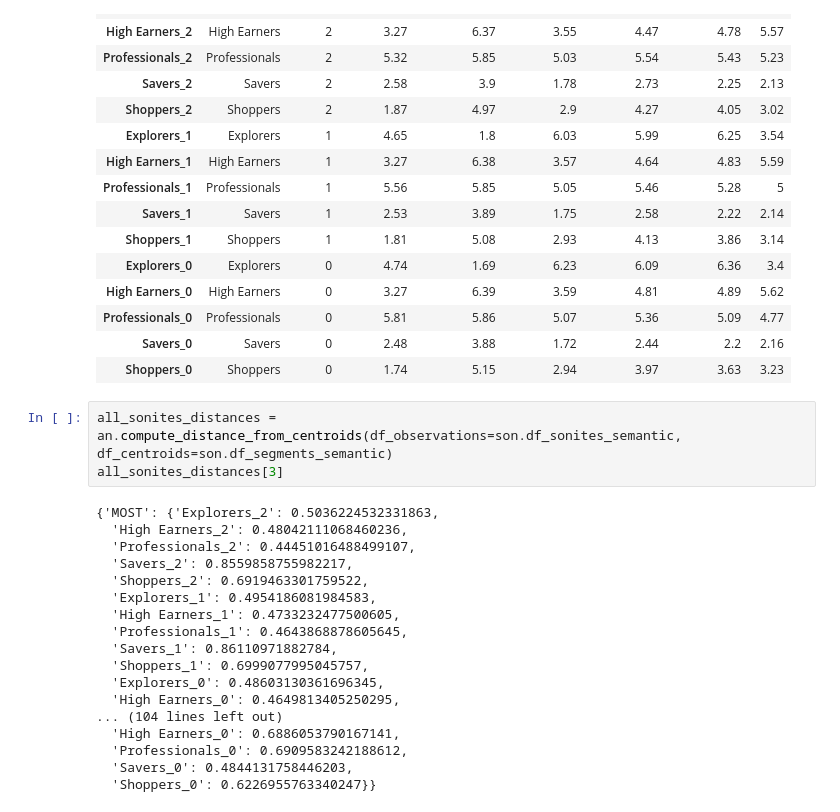
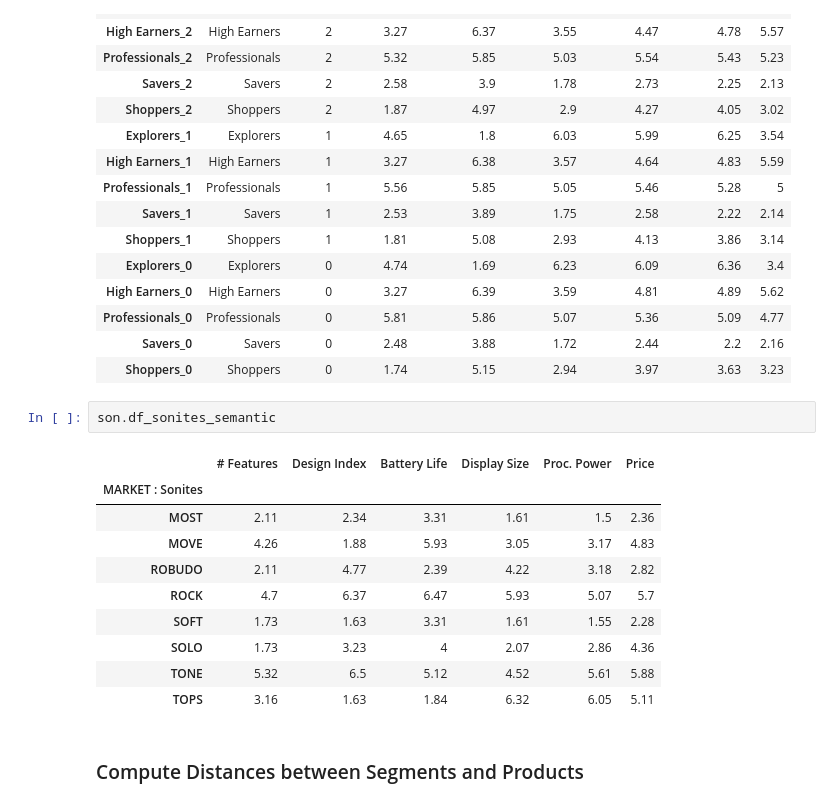
Before and after one commit to FedericoCortesi/Markstrat, a Jupyter notebook: main.ipynb, the cells around one changed output. Drawn from its saved outputs; the diff is of its cells as text.

```diff
--- a/main.ipynb
+++ b/main.ipynb
@@ -178,24 +61,18 @@ son.df_segments_semantic
 | Professionals_0 | Professionals | 0 | 5.81 | 5.86 | 5.07 | 5.36 | 5.09 | 4.77 |
 | Savers_0 | Savers | 0 | 2.48 | 3.88 | 1.72 | 2.44 | 2.2 | 2.16 |
 | Shoppers_0 | Shoppers | 0 | 1.74 | 5.15 | 2.94 | 3.97 | 3.63 | 3.23 |
-# %%
-all_sonites_distances = an.compute_distance_from_centroids(df_observations=son.df_sonites_semantic, df_centroids=son.df_segments_semantic)
-all_sonites_distances[3]
-# %% [output]
-{'MOST': {'Explorers_2': 0.5036224532331863,
-  'High Earners_2': 0.48042111068460236,
-  'Professionals_2': 0.44451016488499107,
-  'Savers_2': 0.8559858755982217,
-  'Shoppers_2': 0.6919463301759522,
-  'Explorers_1': 0.4954186081984583,
-  'High Earners_1': 0.4733232477500605,
-  'Professionals_1': 0.4643868878605645,
-  'Savers_1': 0.86110971882784,
-  'Shoppers_1': 0.6999077995045757,
-  'Explorers_0': 0.48603130361696345,
-  'High Earners_0': 0.4649813405250295,
-... (104 lines left out)
-  'High Earners_0': 0.6886053790167141,
-  'Professionals_0': 0.6909583242188612,
-  'Savers_0': 0.4844131758446203,
-  'Shoppers_0': 0.6226955763340247}}
+# %%
+son.df_sonites_semantic
+# %% [output]
+|  | # Features | Design Index | Battery Life | Display Size | Proc. Power | Price |
+| MARKET : Sonites |  |  |  |  |  |  |
+| MOST | 2.11 | 2.34 | 3.31 | 1.61 | 1.5 | 2.36 |
+| MOVE | 4.26 | 1.88 | 5.93 | 3.05 | 3.17 | 4.83 |
+| ROBUDO | 2.11 | 4.77 | 2.39 | 4.22 | 3.18 | 2.82 |
+| ROCK | 4.7 | 6.37 | 6.47 | 5.93 | 5.07 | 5.7 |
+| SOFT | 1.73 | 1.63 | 3.31 | 1.61 | 1.55 | 2.28 |
+| SOLO | 1.73 | 3.23 | 4 | 2.07 | 2.86 | 4.36 |
+| TONE | 5.32 | 6.5 | 5.12 | 4.52 | 5.61 | 5.88 |
+| TOPS | 3.16 | 1.63 | 1.84 | 6.32 | 6.05 | 5.11 |
+# %% [markdown]
+### Compute Distances between Segments and Products
```
Also changed, not shown: parts of 23 cells of this notebook, 2 other files.
